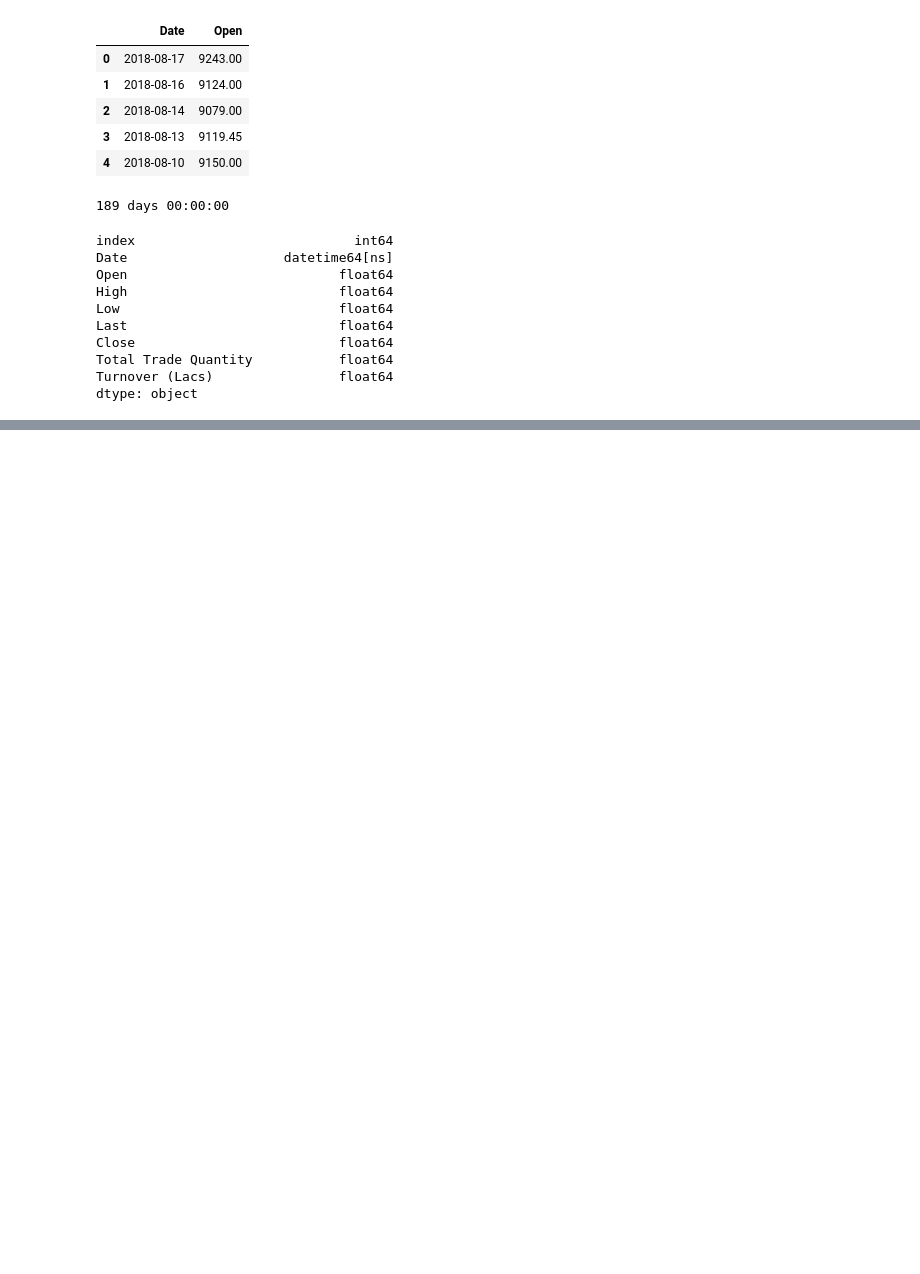
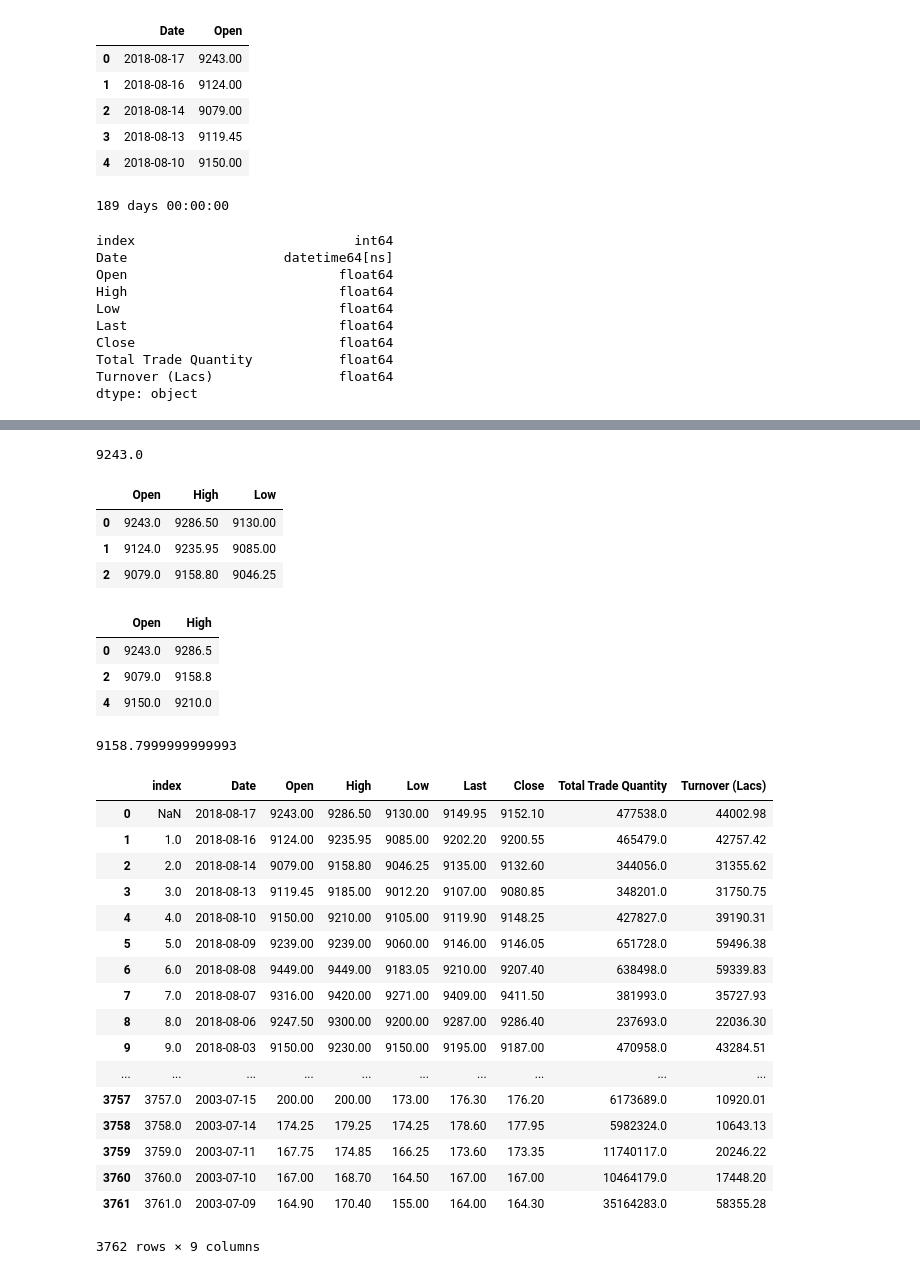
Before and after one commit to anurag19997/Pandas-Practice, a Jupyter notebook: 10minutestopandas.ipynb, the cells around one changed output, grey strips where cells are left out. Drawn from its saved outputs; the diff is of its cells as text; code cells hidden in the pictures; blank space fills up the shorter version.

```diff
--- a/10minutestopandas.ipynb
+++ b/10minutestopandas.ipynb
@@ -160,0 +159,43 @@ Name: Turnover (Lacs), Length: 3762, dtype: float64
+# %%
+df2.iloc[0,2]
+# %% [output]
+9243.0
+# %%
+df2.iloc[0:3, 2:5]
+# %% [output]
+|  | Open | High | Low |
+| 0 | 9243.0 | 9286.50 | 9130.00 |
+| 1 | 9124.0 | 9235.95 | 9085.00 |
+| 2 | 9079.0 | 9158.80 | 9046.25 |
+# %%
+df2.iloc[[0, 2, 4], [2, 3]]
+# %% [output]
+|  | Open | High |
+| 0 | 9243.0 | 9286.5 |
+| 2 | 9079.0 | 9158.8 |
+| 4 | 9150.0 | 9210.0 |
+# %%
+df2.iloc[2, 3]
+# %% [output]
+9158.7999999999993
+# %%
+df2[df2 > 0]
+# %% [output]
+|  | index | Date | Open | High | Low | Last | Close | Total Trade Quantity | Turnover (Lacs) |
+| 0 | NaN | 2018-08-17 | 9243.00 | 9286.50 | 9130.00 | 9149.95 | 9152.10 | 477538.0 | 44002.98 |
+| 1 | 1.0 | 2018-08-16 | 9124.00 | 9235.95 | 9085.00 | 9202.20 | 9200.55 | 465479.0 | 42757.42 |
+| 2 | 2.0 | 2018-08-14 | 9079.00 | 9158.80 | 9046.25 | 9135.00 | 9132.60 | 344056.0 | 31355.62 |
+| 3 | 3.0 | 2018-08-13 | 9119.45 | 9185.00 | 9012.20 | 9107.00 | 9080.85 | 348201.0 | 31750.75 |
+| 4 | 4.0 | 2018-08-10 | 9150.00 | 9210.00 | 9105.00 | 9119.90 | 9148.25 | 427827.0 | 39190.31 |
+| 5 | 5.0 | 2018-08-09 | 9239.00 | 9239.00 | 9060.00 | 9146.00 | 9146.05 | 651728.0 | 59496.38 |
+| 6 | 6.0 | 2018-08-08 | 9449.00 | 9449.00 | 9183.05 | 9210.00 | 9207.40 | 638498.0 | 59339.83 |
+| 7 | 7.0 | 2018-08-07 | 9316.00 | 9420.00 | 9271.00 | 9409.00 | 9411.50 | 381993.0 | 35727.93 |
+| 8 | 8.0 | 2018-08-06 | 9247.50 | 9300.00 | 9200.00 | 9287.00 | 9286.40 | 237693.0 | 22036.30 |
+| 9 | 9.0 | 2018-08-03 | 9150.00 | 9230.00 | 9150.00 | 9195.00 | 9187.00 | 470958.0 | 43284.51 |
+| ... | ... | ... | ... | ... | ... | ... | ... | ... | ... |
+| 3757 | 3757.0 | 2003-07-15 | 200.00 | 200.00 | 173.00 | 176.30 | 176.20 | 6173689.0 | 10920.01 |
+| 3758 | 3758.0 | 2003-07-14 | 174.25 | 179.25 | 174.25 | 178.60 | 177.95 | 5982324.0 | 10643.13 |
+| 3759 | 3759.0 | 2003-07-11 | 167.75 | 174.85 | 166.25 | 173.60 | 173.35 | 11740117.0 | 20246.22 |
+| 3760 | 3760.0 | 2003-07-10 | 167.00 | 168.70 | 164.50 | 167.00 | 167.00 | 10464179.0 | 17448.20 |
+| 3761 | 3761.0 | 2003-07-09 | 164.90 | 170.40 | 155.00 | 164.00 | 164.30 | 35164283.0 | 58355.28 |
+3762 rows × 9 columns
```
Also changed, not shown: parts of 7 cells of this notebook.
